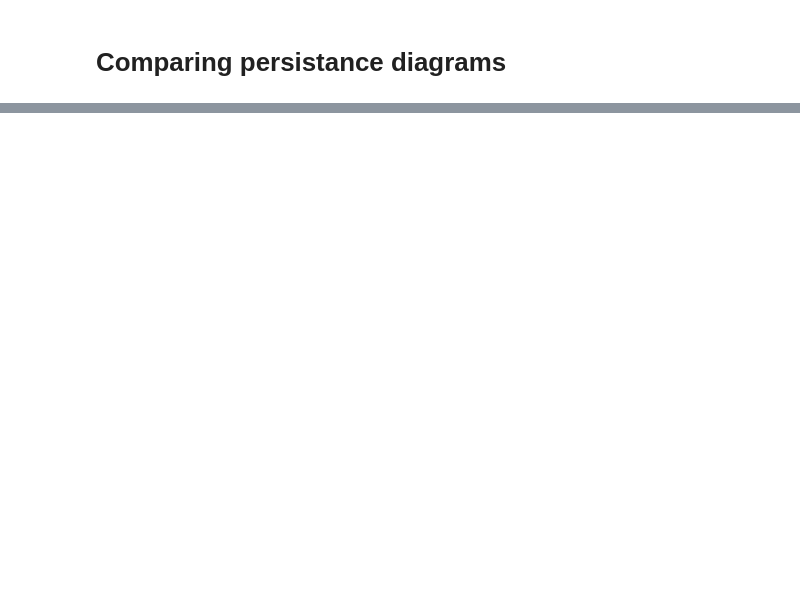
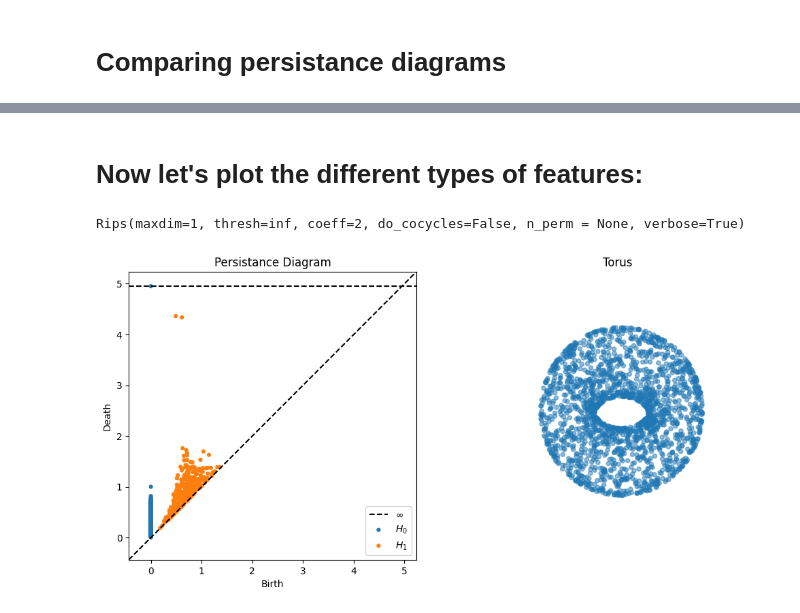
Before and after one commit to john-waczak/tda-demos, a Jupyter notebook: notebooks/Sliding Window Embeding Demo.ipynb, the cells around one changed output, grey strips where cells are left out. Drawn from its saved outputs; the diff is of its cells as text; code cells hidden in the pictures; blank space fills up the shorter version.

```diff
--- a/notebooks/Sliding Window Embeding Demo.ipynb
+++ b/notebooks/Sliding Window Embeding Demo.ipynb
@@ -215,0 +256,24 @@ Rips(maxdim=1, thresh=inf, coeff=2, do_cocycles=False, n_perm = None, verbose=Tr
+# %% [markdown]
+# Now let's plot the different types of features:
+# %%
+
+
+fig = plt.figure(figsize=(12,10)) # twice as wide as it is tall
+ax = fig.add_subplot(1, 2, 1, )
+torus = tadasets.torus(n=2000, c=5, a=2.5)
+rips = Rips()
+diagrams = rips.fit_transform(torus)
+rips.plot(diagrams)
+ax.set_title('Persistance Diagram')
+
+ax = fig.add_subplot(1, 2, 2, projection='3d')
+#tadasets.plot3d(torus, alpha=0.5)
+ax.scatter(torus[:,0], torus[:,1], torus[:,2], alpha=0.5)
+ax.view_init(elev=67.5, azim=0)
+ax.grid('off')
+ax.axis('off')
+ax.set_title('Torus')
+plt.savefig('./persistence-torus.pdf')
+# %% [output]
+Rips(maxdim=1, thresh=inf, coeff=2, do_cocycles=False, n_perm = None, verbose=True)
+[figure, added]
```
Also changed, not shown: parts of 14 cells of this notebook, 3 other files.
